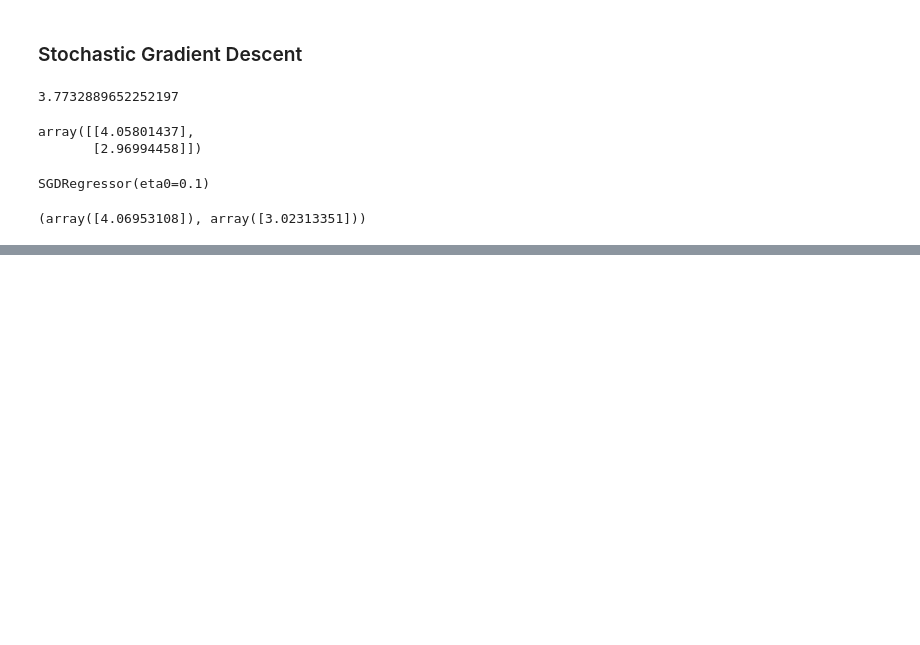
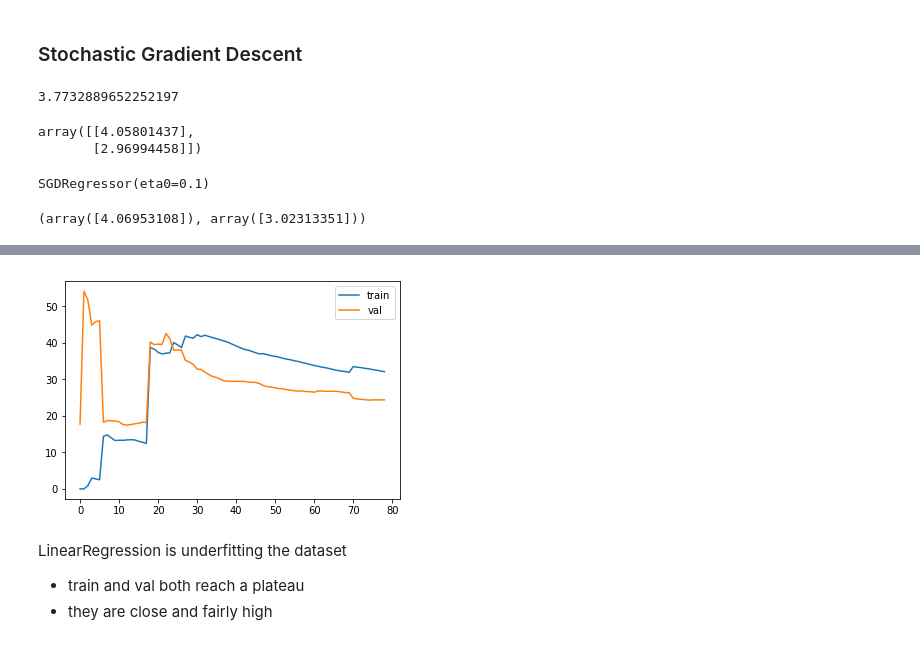
Before and after one commit to julie87zhang/python_exercise, a Jupyter notebook: machine_learning_manual/LinearRegression_Chapter4.ipynb, the cells around one changed output, grey strips where cells are left out. Cells and saved outputs as stored; diff of their text form; code cells hidden in the pictures; blank space fills up the shorter version.

```diff
--- a/machine_learning_manual/LinearRegression_Chapter4.ipynb
+++ b/machine_learning_manual/LinearRegression_Chapter4.ipynb
@@ -146,0 +199,25 @@ sgd_reg.intercept_,sgd_reg.coef_
+# %%
+def plot_training_curve(model,X,y):
+    train_perf,test_perf=[],[]
+    X_train,X_test,y_train,y_test=train_test_split(X,y,test_size=0.2)
+    for i in range(1,len(X_train)):
+        ml=clone(model)
+        ml.fit(X_train[:i],y_train[:i])
+        y_train_predict=ml.predict(X_train[:i])
+        y_test_predict=ml.predict(X_test)
+        train_perf.append(mean_squared_error(y_train[:i],y_train_predict))
+        test_perf.append(mean_squared_error(y_test,y_test_predict))
+    plt.plot(np.sqrt(train_perf),label='train')
+    plt.plot(np.sqrt(test_perf),label='val')
+    plt.legend()
+# %%
+#first use simple linear regression model
+lin_reg=LinearRegression()
+# %%
+plot_training_curve(lin_reg,X,y)
+# %% [output]
+[figure, added]
+# %% [markdown]
+LinearRegression is underfitting the dataset
+*  train and val both reach a plateau
+*  they are close and fairly high
```
Also changed, not shown: parts of 51 cells of this notebook.
